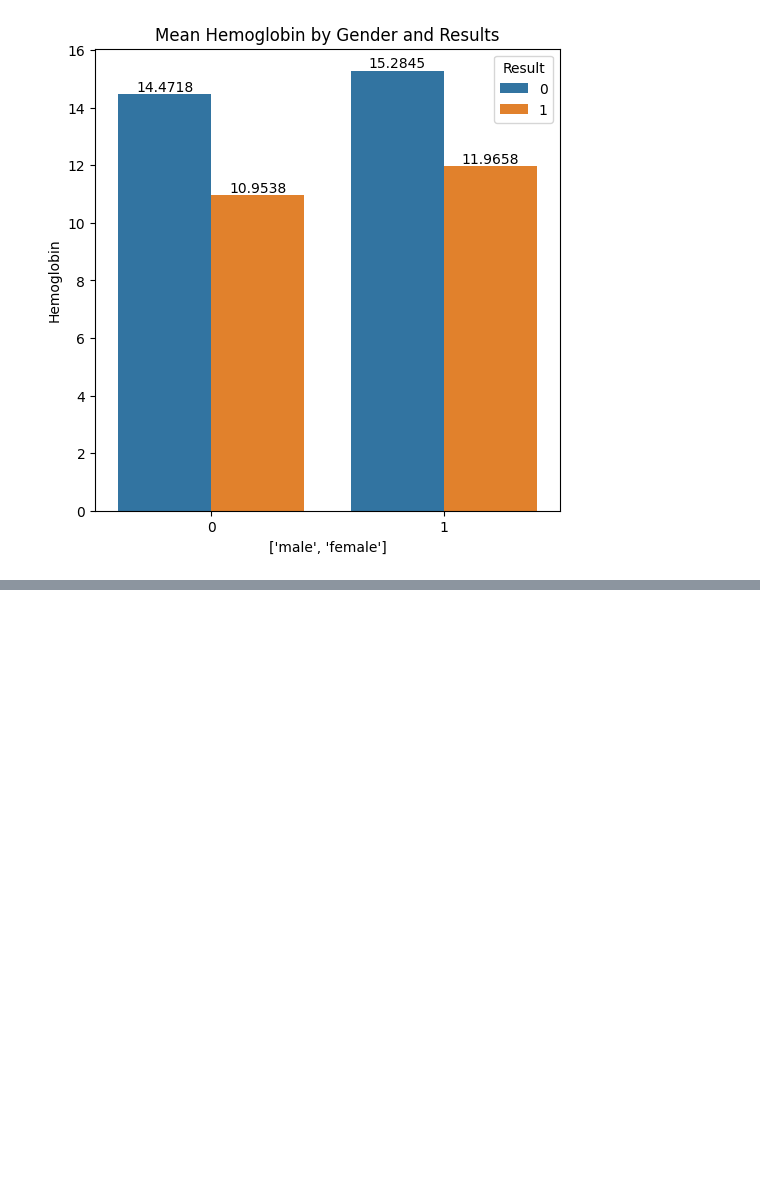
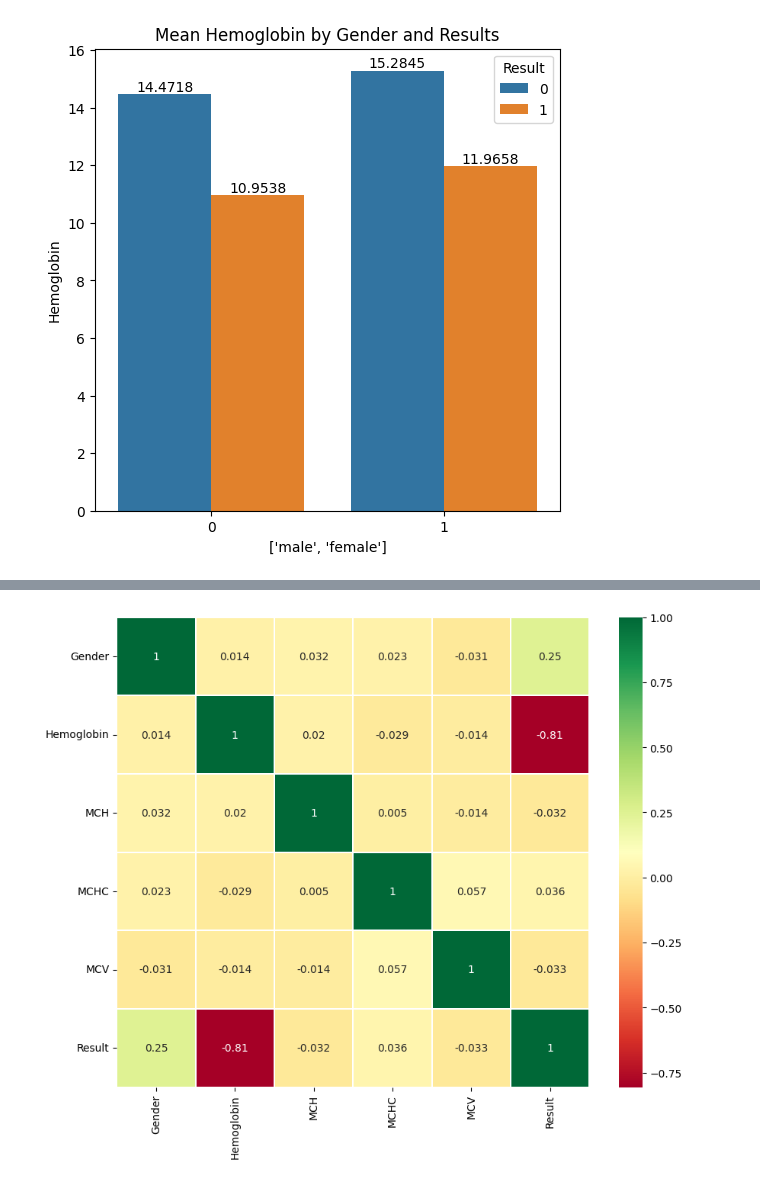
Before and after one commit to vinaygupta88/Anemia-Sense, a Jupyter notebook: Training Files/Anemia-sense-jupterFile.ipynb, the cells around one changed output, grey strips where cells are left out. Drawn from its saved outputs; the diff is of its cells as text; code cells hidden in the pictures; blank space fills up the shorter version.

```diff
--- a/Training Files/Anemia-sense-jupterFile.ipynb
+++ b/Training Files/Anemia-sense-jupterFile.ipynb
@@ -186,0 +194,7 @@ The `ci` parameter is deprecated. Use `errorbar=None` for the same effect.
+# %%
+sns.heatmap(df.corr(),annot=True,cmap="RdYlGn",linewidth=0.2)
+fig=plt.gcf()
+fig.set_size_inches(10,8)
+plt.show()
+# %% [output]
+[figure, added]
```
Also changed, not shown: parts of 2 cells of this notebook.
